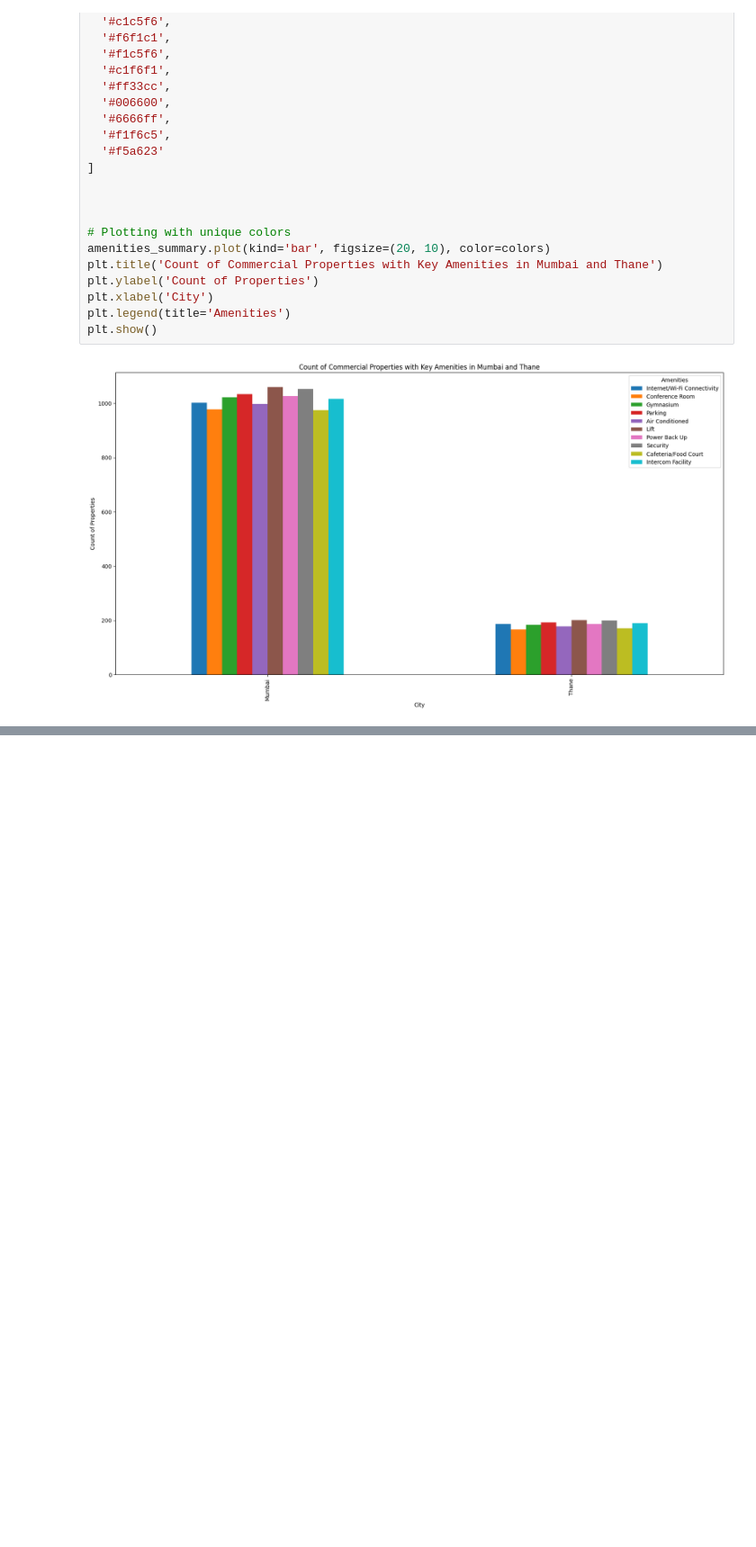
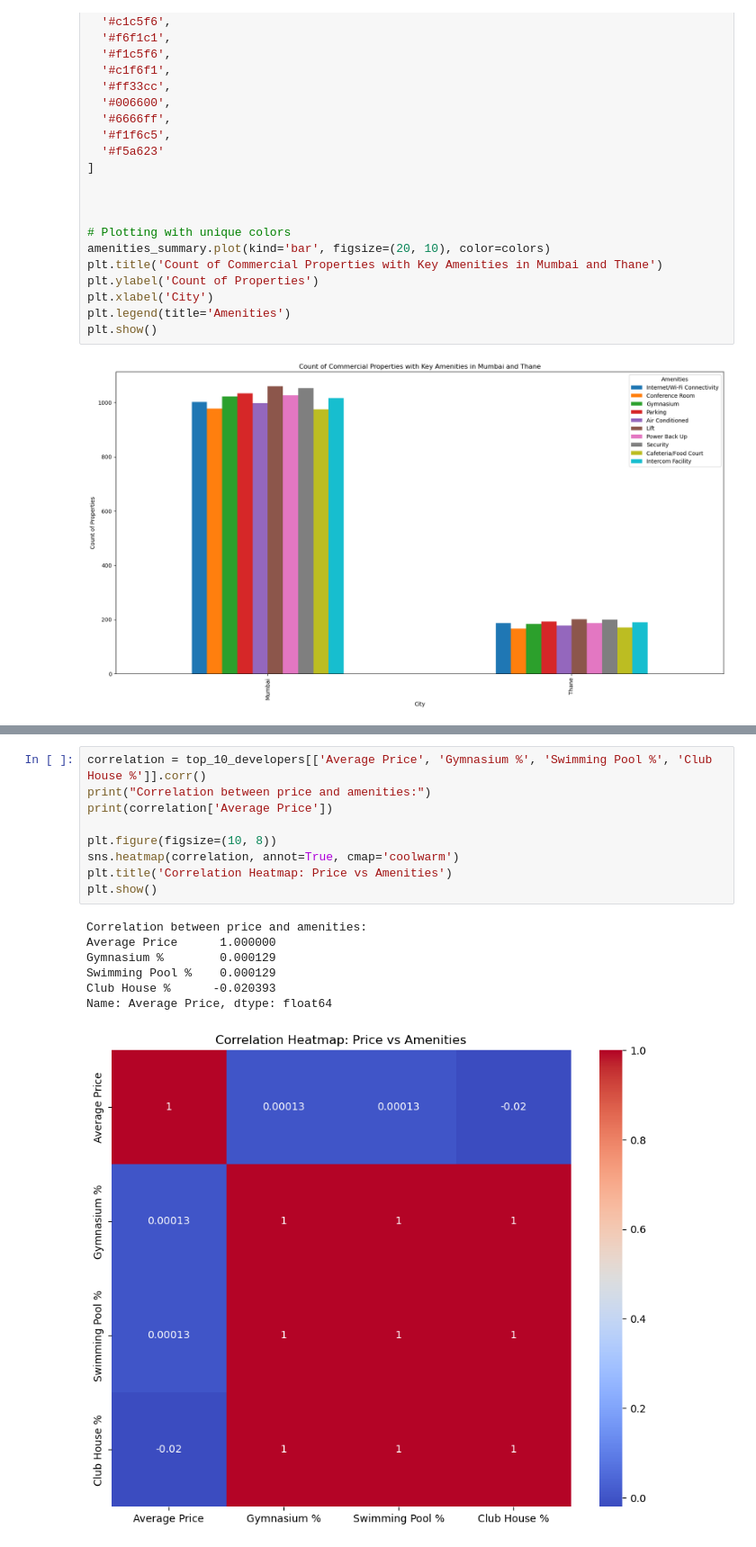
Before and after one commit to arghyawning/data-analytics-1-assignments, a Jupyter notebook: a1/51/assignment1_51.ipynb, the cells around one changed output, grey strips where cells are left out. Shown at 90% size. Saved outputs shown, nothing was run; the diff lists cells and outputs as text; blank space fills up the shorter version.

```diff
--- a/a1/51/assignment1_51.ipynb
+++ b/a1/51/assignment1_51.ipynb
@@ -592,0 +599,17 @@ plt.show()
+# %%
+correlation = top_10_developers[['Average Price', 'Gymnasium %', 'Swimming Pool %', 'Club House %']].corr()
+print("Correlation between price and amenities:")
+print(correlation['Average Price'])
+
+plt.figure(figsize=(10, 8))
+sns.heatmap(correlation, annot=True, cmap='coolwarm')
+plt.title('Correlation Heatmap: Price vs Amenities')
+plt.show()
+# %% [output]
+Correlation between price and amenities:
+Average Price      1.000000
+Gymnasium %        0.000129
+Swimming Pool %    0.000129
+Club House %      -0.020393
+Name: Average Price, dtype: float64
+[figure, added]
```
Also changed, not shown: parts of 19 cells of this notebook.
